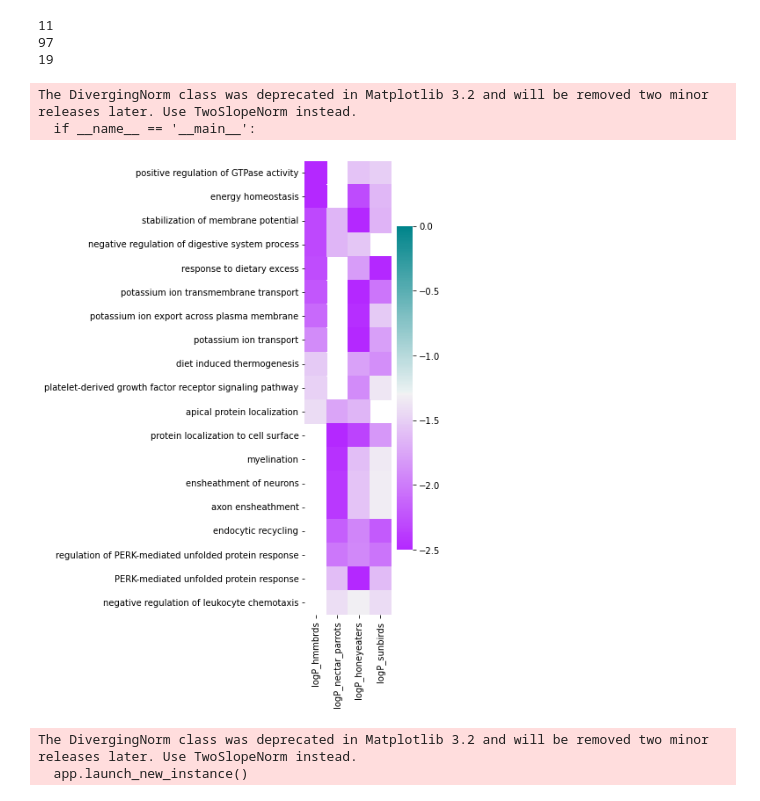
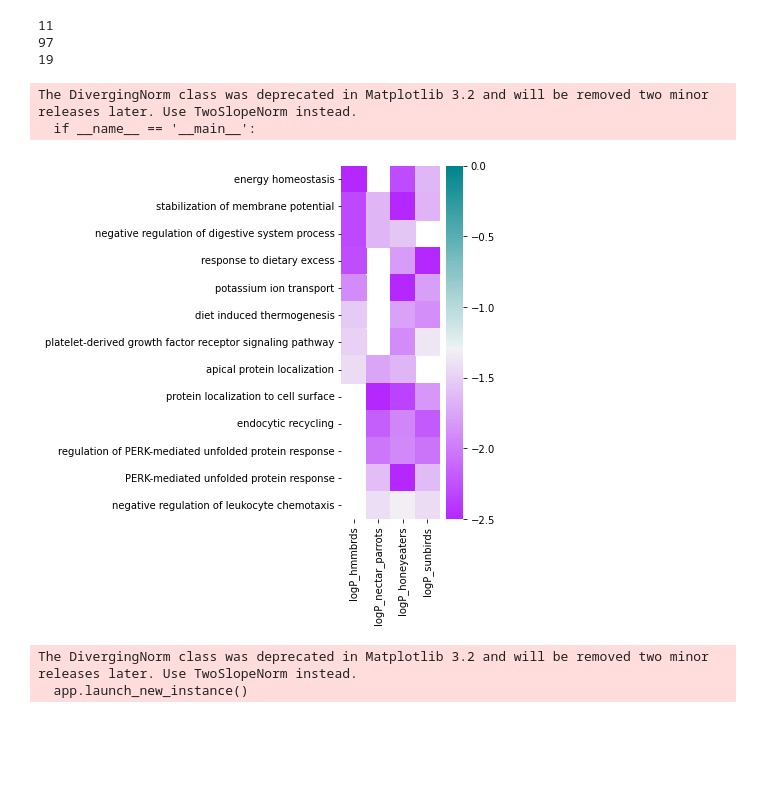
Before and after one commit to osipovarev/absrel, a Jupyter notebook: enrich_go_analysis.ipynb, the cells around one changed output. Saved outputs shown, nothing was run; the diff lists cells and outputs as text; code cells hidden in the pictures; blank space fills up the shorter version.

Commit message:
backed up changes from Tue Feb 20 17:40:17 EST 2024 in the project /Users/osipova/Documents/LabDocs/NectarivoryProject/absrel

```diff
--- a/enrich_go_analysis.ipynb
+++ b/enrich_go_analysis.ipynb
@@ -87,41 +87,43 @@ for clade in data_rank3_nectar:
     merged_df.set_index('Description', inplace=True)
 # %%
 ## Exclude immidiate children
-to_exclude_nonnectar = ['GO:0002283', 'GO:0032640', 'GO:0032680', 'GO:0032760', 'GO:0032944',
-                        'GO:0032946', 'GO:0046651', 'GO:0050670', 'GO:0050671', 'GO:0070665',
-                        'GO:0071404', 'GO:1903557', 'GO:0005996']
-to_exclude = to_exclude_nonnectar
+# to_exclude_nonnectar = ['GO:0002283', 'GO:0032640', 'GO:0032680', 'GO:0032760', 'GO:0032944',
+#                         'GO:0032946', 'GO:0046651', 'GO:0050670', 'GO:0050671', 'GO:0070665',
+#                         'GO:0071404', 'GO:1903557', 'GO:0005996']
+to_exclude_nonnectar = ['GO:0043547', 'GO:0007272', 'GO:0008366', 'GO:0042552']
+to_exclude_children = ["GO:0008366", "GO:0042552", "GO:0071805", "GO:0097623"]
+to_exclude = to_exclude_nonnectar + to_exclude_children
 
 merged_df = merged_df[~merged_df['ID'].isin(to_exclude)]
 # %%
 ## purple color palette
 cmap_pval = sns.diverging_palette(285, 200, 100, as_cmap=True)
 
 ## absrel
 vmin = -2.5
 ## RANseq
 # vmin = -5
 
 divnorm_pval = DivergingNorm(vmin=vmin, vmax=0, vcenter=np.log10(0.051))
 
 pval_cols = [i for i in merged_df.columns if i.startswith('logP_')]
 df_pval = merged_df[pval_cols]
 
 fig, axes = plt.subplots(figsize=(2.2, len(merged_df)/2))
 sns.heatmap(data=df_pval, cmap=cmap_pval, norm=divnorm_pval)
 
 # axes.set_xticklabels(df_pval['GO'])
 axes.set_ylabel('')
 fig.tight_layout()
 
-# pdf_name = 'clusterProfiler.absrel_2024_results.4_lists.pdf'
+pdf_name = 'clusterProfiler.absrel_2024_results.4_lists.pdf'
 # pdf_name = 'clusterProfiler.intra_nectar_{}_2024_results.pdf'.format(t)
 
-plt.savefig(pdf_name, format='pdf', bbox_inches="tight")
+# plt.savefig(pdf_name, format='pdf', bbox_inches="tight")
 # %% [output]
 The DivergingNorm class was deprecated in Matplotlib 3.2 and will be removed two minor releases later. Use TwoSlopeNorm instead.
   if __name__ == '__main__':
-[figure, old version]
+[figure, new version]
 # %%
 ### Load data: RNAseq GO enrichemnts
 v = 'DESeq2_results_Kallisto'
```
Also changed, not shown: parts of 1 cell of this notebook, 3 other files.
